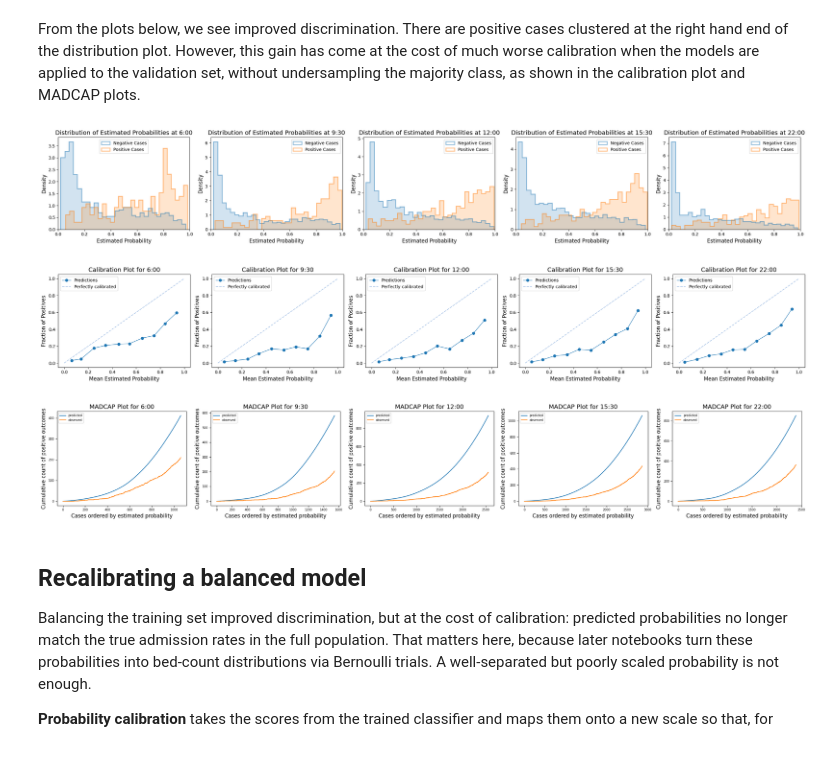
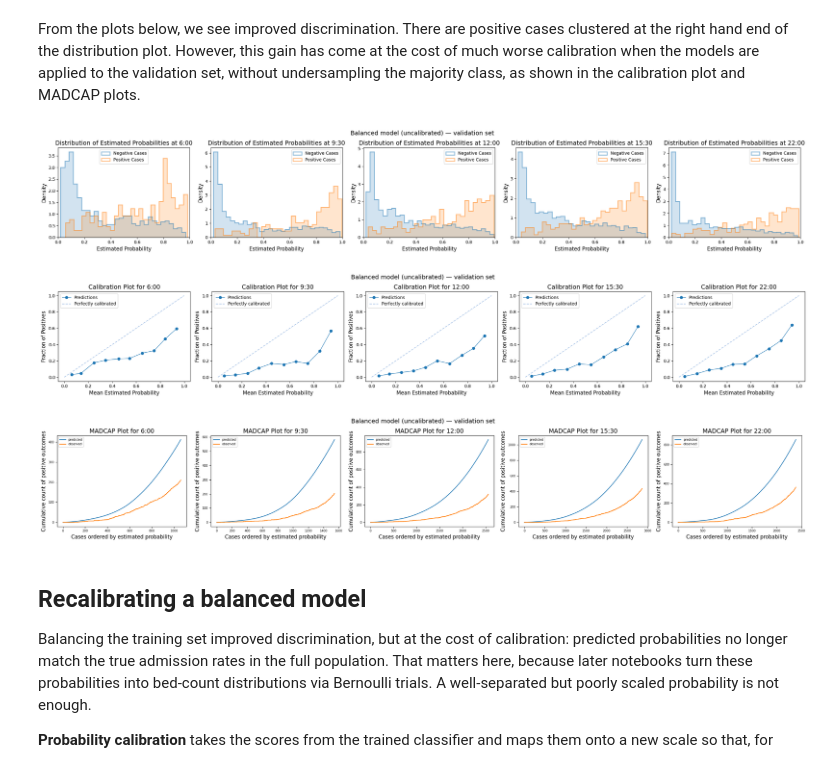
Before and after one commit to UCL-CORU/patientflow, a Jupyter notebook: notebooks/2c_Evaluate_patient_snapshot_models.ipynb, the cells around one changed output. Cells and saved outputs as stored; diff of their text form; code cells hidden in the pictures.

Commit message:
Update suptitles in notebook 2c

```diff
--- a/notebooks/2c_Evaluate_patient_snapshot_models.ipynb
+++ b/notebooks/2c_Evaluate_patient_snapshot_models.ipynb
@@ -362,32 +362,32 @@ From the plots below, we see improved discrimination. There are positive cases c
 # %%
 from patientflow.viz.estimated_probabilities import plot_estimated_probabilities
 from patientflow.viz.calibration import plot_calibration
 from patientflow.viz.madcap import plot_madcap
 
 plot_estimated_probabilities(
     trained_models=trained_models,
     test_visits=valid_visits,
     show=True,
-    #suptitle="Balanced model (uncalibrated)"  # optional
+    suptitle="Balanced model (uncalibrated) — validation set",
 )
 plot_calibration(
     trained_models=trained_models,
     test_visits=valid_visits,
     show=True,
     # strategy="quantile",  # optional
-    #suptitle="Balanced model (uncalibrated)"  # optional
+    suptitle="Balanced model (uncalibrated) — validation set",
 )
 
 plot_madcap(
     trained_models=trained_models,
     test_visits=valid_visits,
     show=True,
-    #suptitle="Balanced model (uncalibrated)"  # optional
+    suptitle="Balanced model (uncalibrated) — validation set",
 )
 # %% [output]
-[figure, old version]
+[figure, new version]
-[figure, old version]
+[figure, new version]
-[figure, old version]
+[figure, new version]
 # %% [markdown]
 ## Recalibrating a balanced model
 
```
Also changed, not shown: parts of 7 cells of this notebook, 22 other files.
